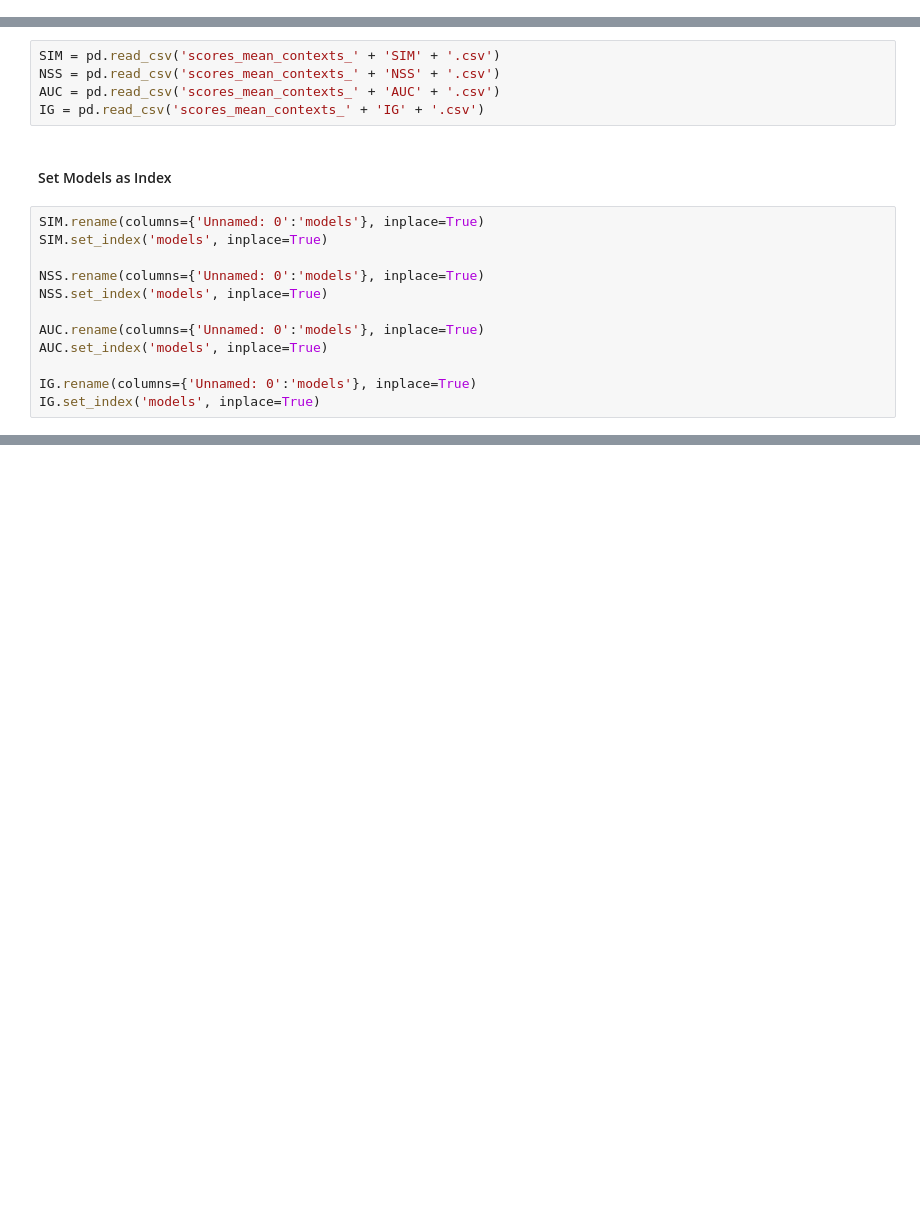
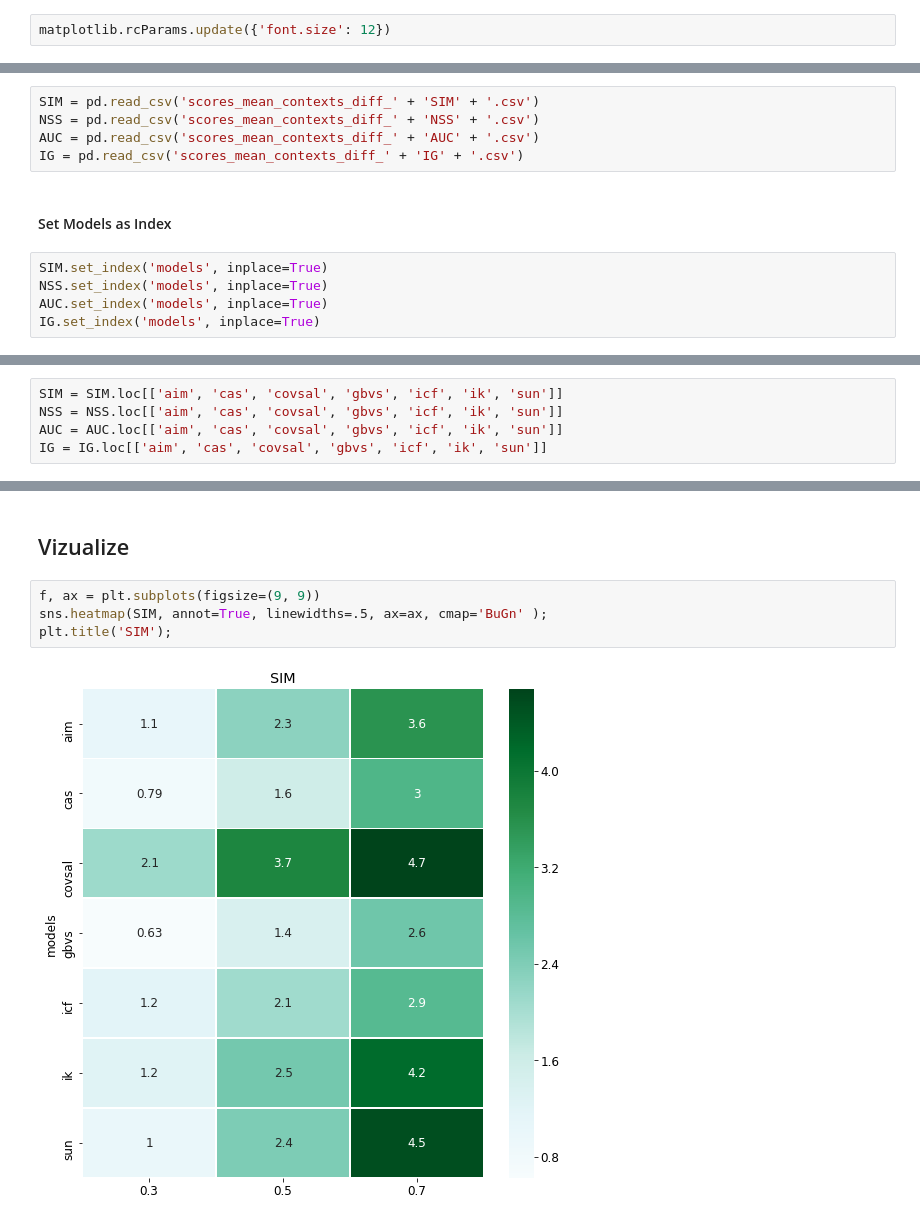
Before and after one commit to alTeska/face_saliency, a Jupyter notebook: notebooks/diff_mean_of_contexts_viz_1305.ipynb, the cells around one changed output, grey strips where cells are left out. Saved outputs shown, nothing was run; the diff lists cells and outputs as text; blank space fills up the shorter version.

```diff
--- a/notebooks/diff_mean_of_contexts_viz_1305.ipynb
+++ b/notebooks/diff_mean_of_contexts_viz_1305.ipynb
@@ -17,24 +17,19 @@ import seaborn as sns
 from glob import glob
 from tabulate import tabulate
 from IPython.display import Latex, display_html, display, HTML
+# %%
+matplotlib.rcParams.update({'font.size': 12})
 # %% [markdown]
 ## Load Results for all Metrics
 # %%
-SIM = pd.read_csv('scores_mean_contexts_' + 'SIM' + '.csv')
-NSS = pd.read_csv('scores_mean_contexts_' + 'NSS' + '.csv')
-AUC = pd.read_csv('scores_mean_contexts_' + 'AUC' + '.csv')
-IG = pd.read_csv('scores_mean_contexts_' + 'IG' + '.csv')
+SIM = pd.read_csv('scores_mean_contexts_diff_' + 'SIM' + '.csv')
+NSS = pd.read_csv('scores_mean_contexts_diff_' + 'NSS' + '.csv')
+AUC = pd.read_csv('scores_mean_contexts_diff_' + 'AUC' + '.csv')
+IG = pd.read_csv('scores_mean_contexts_diff_' + 'IG' + '.csv')
 # %% [markdown]
 #### Set Models as Index
 # %%
-SIM.rename(columns={'Unnamed: 0':'models'}, inplace=True)
 SIM.set_index('models', inplace=True)
-
-NSS.rename(columns={'Unnamed: 0':'models'}, inplace=True)
 NSS.set_index('models', inplace=True)
-
-AUC.rename(columns={'Unnamed: 0':'models'}, inplace=True)
 AUC.set_index('models', inplace=True)
-
-IG.rename(columns={'Unnamed: 0':'models'}, inplace=True)
 IG.set_index('models', inplace=True)
@@ -46,0 +38,5 @@ df_f07 = pd.read_csv('scores_f07_' + plot_metric + '.csv')
+# %%
+SIM = SIM.loc[['aim', 'cas', 'covsal', 'gbvs', 'icf', 'ik', 'sun']]
+NSS = NSS.loc[['aim', 'cas', 'covsal', 'gbvs', 'icf', 'ik', 'sun']]
+AUC = AUC.loc[['aim', 'cas', 'covsal', 'gbvs', 'icf', 'ik', 'sun']]
+IG = IG.loc[['aim', 'cas', 'covsal', 'gbvs', 'icf', 'ik', 'sun']]
@@ -46,0 +55,8 @@ df_f07 = pd.read_csv('scores_f07_' + plot_metric + '.csv')
+# %% [markdown]
+## Vizualize
+# %%
+f, ax = plt.subplots(figsize=(9, 9))
+sns.heatmap(SIM, annot=True, linewidths=.5, ax=ax, cmap='BuGn' );
+plt.title('SIM');
+# %% [output]
+[figure, added]
```
Also changed, not shown: parts of 7 cells of this notebook, 3 other files.
